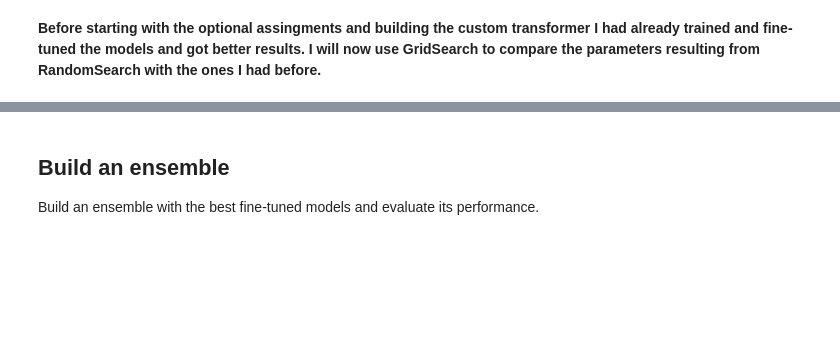
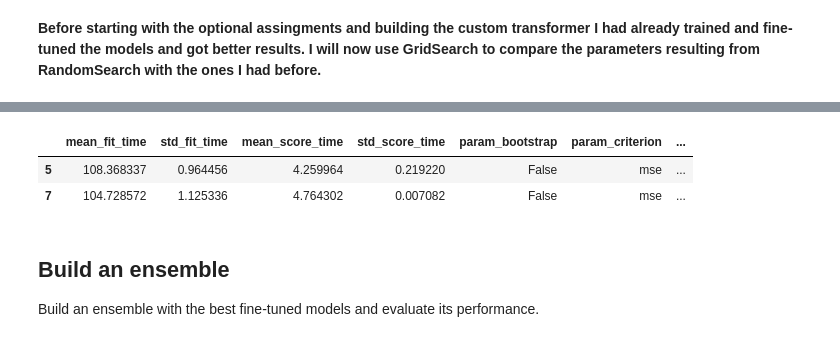
Before and after one commit to mikongame/California-Housing-Prices-Machine-Learning-Test-for-E-sports-Trading-SL, a Jupyter notebook: test_ml.ipynb, the cells around one changed output, grey strips where cells are left out. Cells and saved outputs as stored; diff of their text form; code cells hidden in the pictures; blank space fills up the shorter version.

Commit message:
last grid

```diff
--- a/test_ml.ipynb
+++ b/test_ml.ipynb
@@ -834,10 +834,9 @@ param_grid =  {'criterion': ['mse'],
                'n_estimators' : [2000],
                'min_samples_leaf': [1, 2],
                'min_samples_split': [2, 4],
-               #'bootstrap': [True, False],
+               'bootstrap': [True, False],
                'oob_score': [False]
             }
-
 
 grid = GridSearchCV(random_forest, param_grid, cv=2, scoring='r2', verbose=2, n_jobs=-1, refit=True)
 
@@ -852,7 +855,11 @@ Fitting 2 folds for each of 16 candidates, totalling 32 fits
 # %%
-grid_RFR = pd.DataFrame(randomized.cv_results_)
+grid_RFR = pd.DataFrame(grid.cv_results_)
 grid_RFR.to_csv('data/output_csv/grid_RFR.csv')
 grid_RFR.sort_values(by='rank_test_score', axis=0).head(2)
+# %% [output]
+|  | mean_fit_time | std_fit_time | mean_score_time | std_score_time | param_bootstrap | param_criterion | ... |
+| 5 | 108.368337 | 0.964456 | 4.259964 | 0.219220 | False | mse | ... |
+| 7 | 104.728572 | 1.125336 | 4.764302 | 0.007082 | False | mse | ... |
 # %% [markdown]
 ## Build an ensemble
 
```
Also changed, not shown: parts of 3 cells of this notebook, 2 other files.
